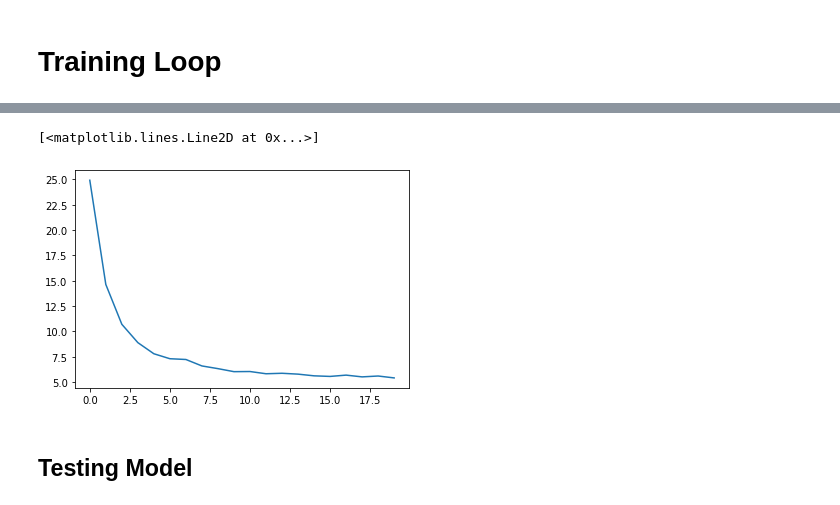
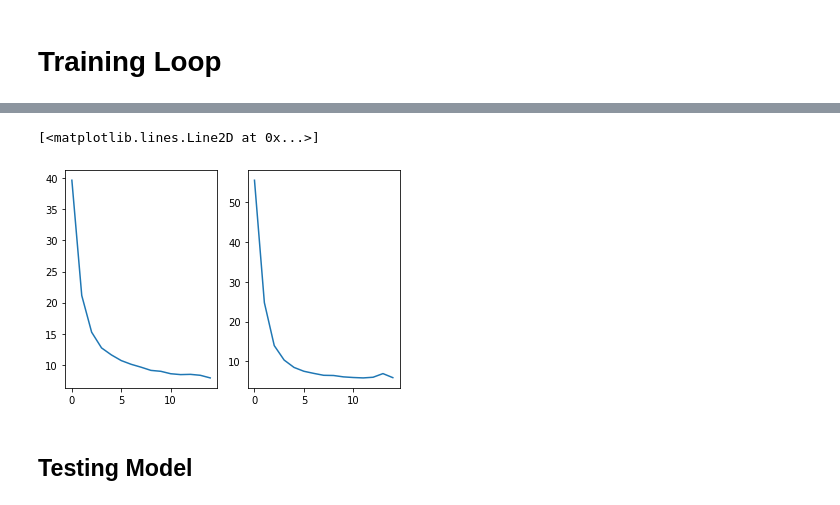
Before and after one commit to Lawreros/Super-Resolution, a Jupyter notebook: CNNIL/main.ipynb, the cells around one changed output, grey strips where cells are left out. Drawn from its saved outputs; the diff is of its cells as text; code cells hidden in the pictures.

Commit message:
add psnr+rmse plotting and complete test run

```diff
--- a/CNNIL/main.ipynb
+++ b/CNNIL/main.ipynb
@@ -272,19 +312,48 @@ training_generator = torch.utils.data.DataLoader(training_set, **params)
 from tqdm import tqdm
 import time
 
-max_epochs = 20
+max_epochs = 15
 save_rate = 10
 epoch_adjust = 0
 save_prefix = "./CNNIL_save_"
 
-mean_loss = []
+mean_loss = {'CNNIL_1': [],
+            'CNNIL_2':[]}
 
 for epoch in tqdm(range(max_epochs)):
     losses = []
 
     # Training
     count = 0
-    for inp, goal in training_generator:
+    for inp, goal in training_generator_1:
+        optimizer_1.zero_grad()
+
+        output_1, output_2 = net_1(inp) # the 2 is the number of iterations in the LISTA network
+        #output = torch.clamp(output, 0, 255)
+
+        loss = intermediate_loss(output_1,output_2,goal)
+        loss.backward()
+        optimizer_1.step()
+        #print(f'loss = {loss.item()}')
+        losses.append(loss.item())
+        count = count+1
+
+
+    # if (epoch % save_rate == 0) or epoch == (max_epochs-1):
+    #     torch.save(net.state_dict(), f'{save_prefix}{epoch+epoch_adjust}.p')
+    print(f'CNNIL_1 : epoch {epoch}, loss mean: {sum(losses)/len(losses)}, loss: {min(losses)}-{max(losses)}')
+    mean_loss["CNNIL_1"].append(sum(losses)/len(losses))
+
+    # Give computer time to cool down
+    time.sleep(10)
+
+
+for epoch in tqdm(range(max_epochs)):
+    losses = []
+
+    # Training
+    count = 0
+    for inp, goal in training_generator_2:
         optimizer_2.zero_grad()
 
         output_1, output_2 = net_2(inp) # the 2 is the number of iterations in the LISTA network
@@ -300,8 +369,8 @@ for epoch in tqdm(range(max_epochs)):
 
     # if (epoch % save_rate == 0) or epoch == (max_epochs-1):
     #     torch.save(net.state_dict(), f'{save_prefix}{epoch+epoch_adjust}.p')
-    print(f'\n epoch {epoch}, loss mean: {sum(losses)/len(losses)}, loss: {min(losses)}-{max(losses)}\n')
-    mean_loss.append(sum(losses)/len(losses))
+    print(f'CNNIL_2 : epoch {epoch}, loss mean: {sum(losses)/len(losses)}, loss: {min(losses)}-{max(losses)}')
+    mean_loss["CNNIL_2"].append(sum(losses)/len(losses))
 
     # Give computer time to cool down
     time.sleep(10)
@@ -308,12 +391,12 @@ for epoch in tqdm(range(max_epochs)):
 # %%
 import matplotlib.pyplot as plt
 
-fig = plt.figure()
-ax = plt.axes()
-ax.plot([x for x in range(len(mean_loss))],mean_loss)
+fig, axs = plt.subplots(1, 2)
+axs[0].plot([x for x in range(len(mean_loss["CNNIL_1"]))],mean_loss["CNNIL_1"])
+axs[1].plot([x for x in range(len(mean_loss["CNNIL_1"]))],mean_loss["CNNIL_2"])
 # %% [output]
 [<matplotlib.lines.Line2D at 0x...>]
-[figure, old version]
+[figure, new version]
 # %% [markdown]
 ## Testing Model
 # %%
```
Also changed, not shown: parts of 13 cells of this notebook.
